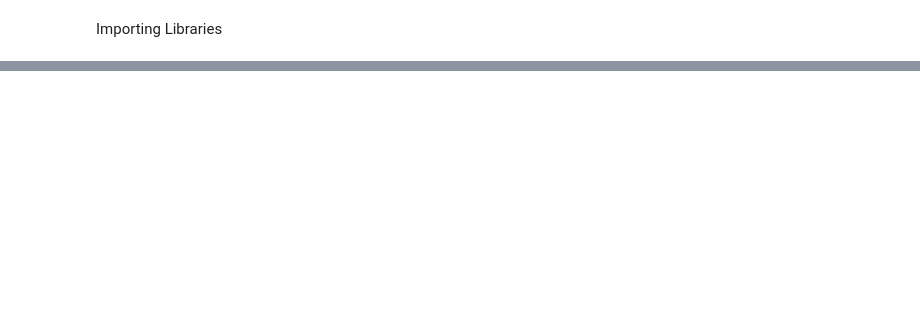
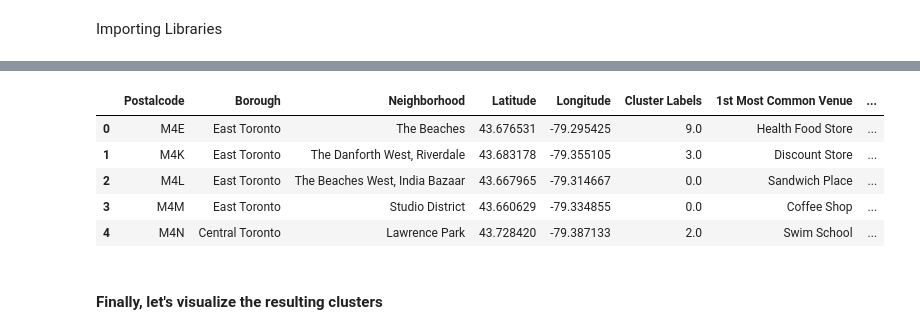
Before and after one commit to jasontscott/Coursera_Capstone, a Jupyter notebook: Segmenting and Clustering Neighborhoods in Toronto.ipynb, the cells around one changed output, grey strips where cells are left out. Saved outputs shown, nothing was run; the diff lists cells and outputs as text; code cells hidden in the pictures; blank space fills up the shorter version.

```diff
--- a/Segmenting and Clustering Neighborhoods in Toronto.ipynb
+++ b/Segmenting and Clustering Neighborhoods in Toronto.ipynb
@@ -103,0 +243,3 @@ df[df.Postalcode == 'M5G']
+# %%
+toronto_grouped = toronto_onehot.groupby('Neighborhood').mean().reset_index()
+toronto_grouped
@@ -103,0 +297,5 @@ df[df.Postalcode == 'M5G']
+# %%
+def return_most_common_venues(row, num_top_venues):
+    row_categories = row.iloc[1:]
+    row_categories_sorted = row_categories.sort_values(ascending=False)
+    return row_categories_sorted.index.values[0:num_top_venues]
@@ -124,0 +348,15 @@ df.to_csv('toronto_part2.csv',index=False)
+# %%
+neighborhoods_venues_sorted.insert(0, 'Cluster Labels', kmeans.labels_)
+toronto_merged = df
+toronto_merged = toronto_merged.join(neighborhoods_venues_sorted.set_index('Neighborhood'), on='Neighborhood')
+
+toronto_merged.head() # check the last columns!
+# %% [output]
+|  | Postalcode | Borough | Neighborhood | Latitude | Longitude | Cluster Labels | 1st Most Common Venue | ... |
+| 0 | M4E | East Toronto | The Beaches | 43.676531 | -79.295425 | 9.0 | Health Food Store | ... |
+| 1 | M4K | East Toronto | The Danforth West, Riverdale | 43.683178 | -79.355105 | 3.0 | Discount Store | ... |
+| 2 | M4L | East Toronto | The Beaches West, India Bazaar | 43.667965 | -79.314667 | 0.0 | Sandwich Place | ... |
+| 3 | M4M | East Toronto | Studio District | 43.660629 | -79.334855 | 0.0 | Coffee Shop | ... |
+| 4 | M4N | Central Toronto | Lawrence Park | 43.728420 | -79.387133 | 2.0 | Swim School | ... |
+# %% [markdown]
+#### Finally, let's visualize the resulting clusters
```
Also changed, not shown: parts of 39 cells of this notebook.
